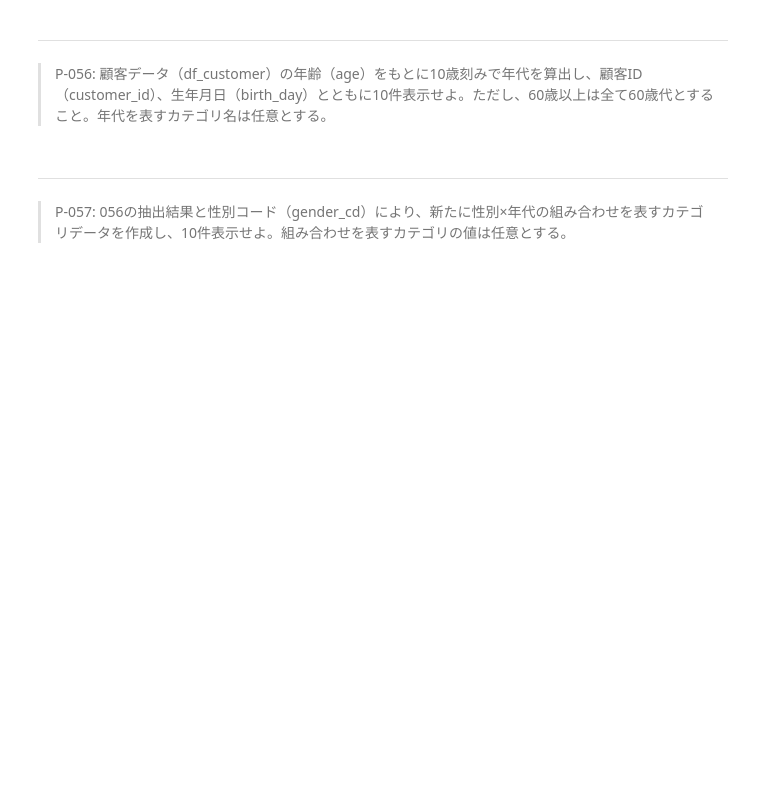
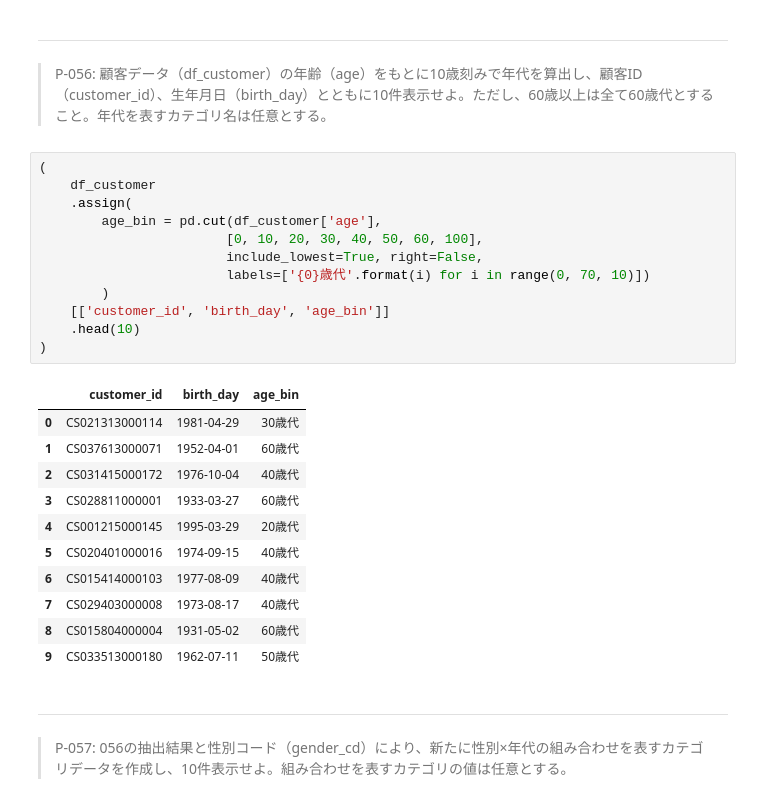
Before and after one commit to kichimura60/100knock, a Jupyter notebook: docker/work/preprocess_knock_Python.ipynb, the cells around one changed output. Cells and saved outputs as stored; diff of their text form; blank space fills up the shorter version.

```diff
--- a/docker/work/preprocess_knock_Python.ipynb
+++ b/docker/work/preprocess_knock_Python.ipynb
@@ -1296,6 +1361,30 @@ def is_tokyo(postal_cd):
 # %% [markdown]
 ---
 > P-056: 顧客データ（df_customer）の年齢（age）をもとに10歳刻みで年代を算出し、顧客ID（customer_id）、生年月日（birth_day）とともに10件表示せよ。ただし、60歳以上は全て60歳代とすること。年代を表すカテゴリ名は任意とする。
+# %%
+(
+    df_customer
+    .assign(
+        age_bin = pd.cut(df_customer['age'],
+                        [0, 10, 20, 30, 40, 50, 60, 100],
+                        include_lowest=True, right=False,
+                        labels=['{0}歳代'.format(i) for i in range(0, 70, 10)])
+        )
+    [['customer_id', 'birth_day', 'age_bin']]
+    .head(10)
+)
+# %% [output]
+|  | customer_id | birth_day | age_bin |
+| 0 | CS021313000114 | 1981-04-29 | 30歳代 |
+| 1 | CS037613000071 | 1952-04-01 | 60歳代 |
+| 2 | CS031415000172 | 1976-10-04 | 40歳代 |
+| 3 | CS028811000001 | 1933-03-27 | 60歳代 |
+| 4 | CS001215000145 | 1995-03-29 | 20歳代 |
+| 5 | CS020401000016 | 1974-09-15 | 40歳代 |
+| 6 | CS015414000103 | 1977-08-09 | 40歳代 |
+| 7 | CS029403000008 | 1973-08-17 | 40歳代 |
+| 8 | CS015804000004 | 1931-05-02 | 60歳代 |
+| 9 | CS033513000180 | 1962-07-11 | 50歳代 |
 # %% [markdown]
 ---
 > P-057: 056の抽出結果と性別コード（gender_cd）により、新たに性別×年代の組み合わせを表すカテゴリデータを作成し、10件表示せよ。組み合わせを表すカテゴリの値は任意とする。
```
Also changed, not shown: parts of 7 cells of this notebook.
